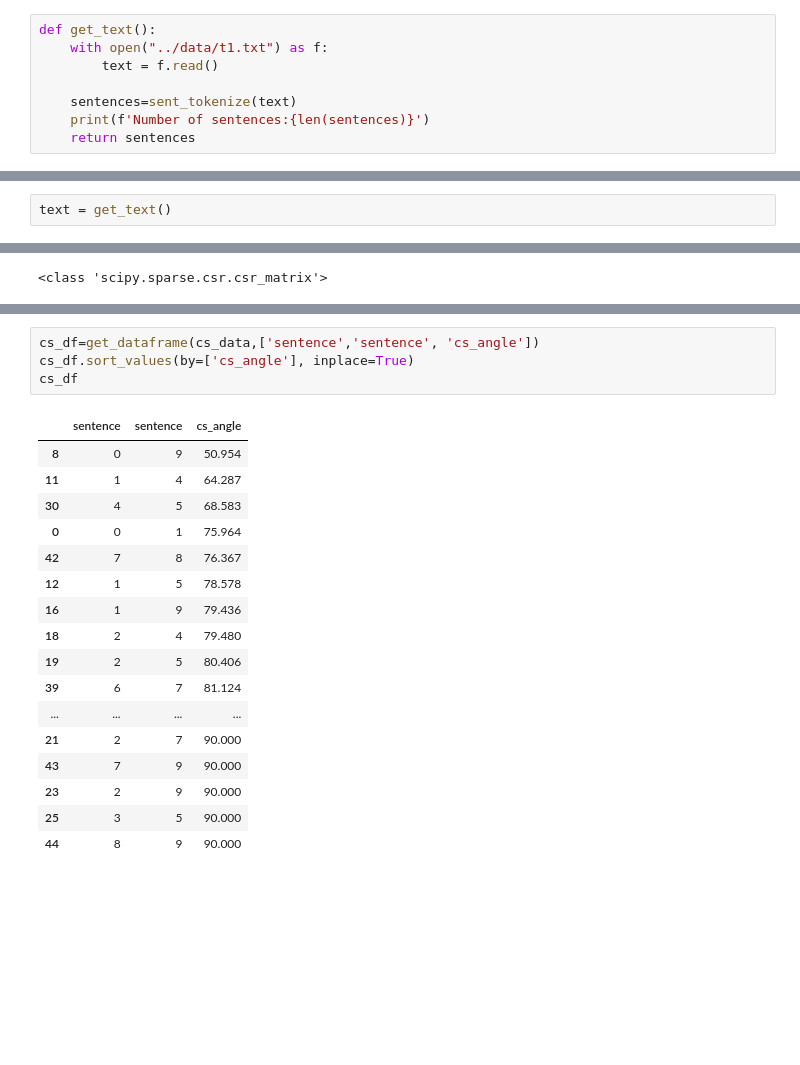
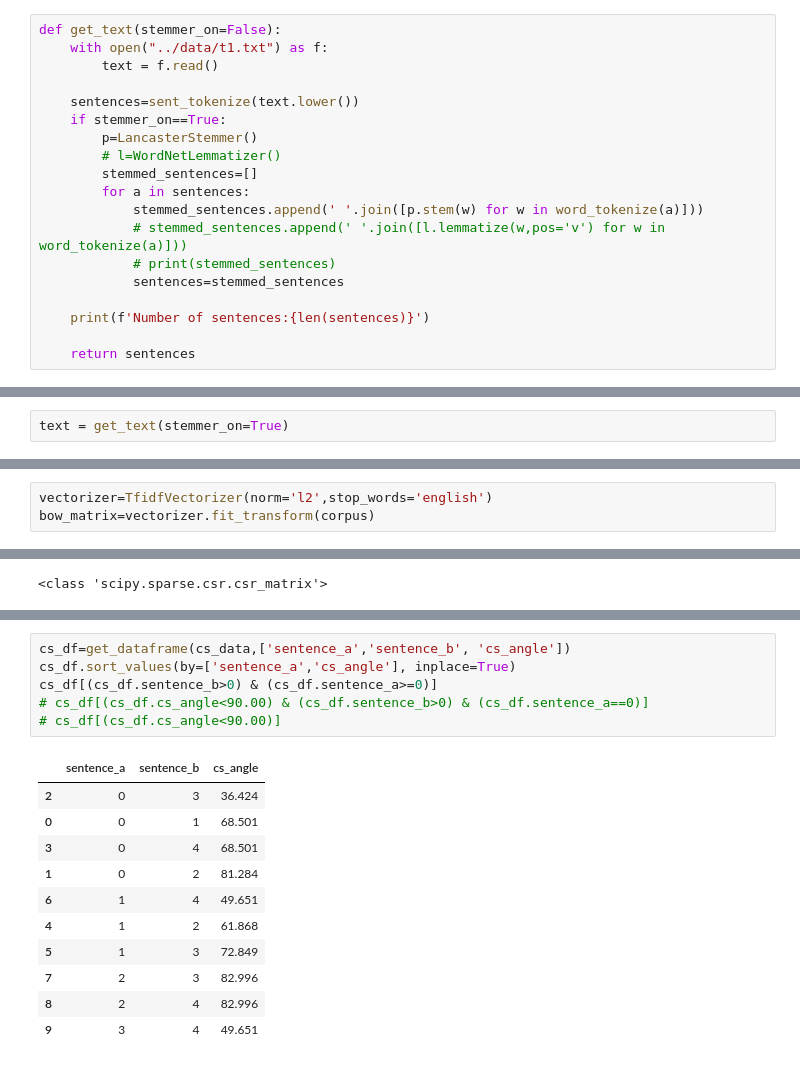
Before and after one commit to DJimmie/NLP-Training, a Jupyter notebook: nltk/cosine_similarity.ipynb, the cells around one changed output, grey strips where cells are left out. Cells and saved outputs as stored; diff of their text form; blank space fills up the shorter version.

```diff
--- a/nltk/cosine_similarity.ipynb
+++ b/nltk/cosine_similarity.ipynb
@@ -28,12 +31,23 @@ from sklearn.feature_extraction.text import TfidfVectorizer
 # %% [markdown]
 ## Functions
 # %%
-def get_text():
+def get_text(stemmer_on=False):
     with open("../data/t1.txt") as f:
         text = f.read()
 
-    sentences=sent_tokenize(text)
+    sentences=sent_tokenize(text.lower())
+    if stemmer_on==True:
+        p=LancasterStemmer()
+        # l=WordNetLemmatizer()
+        stemmed_sentences=[]
+        for a in sentences:
+            stemmed_sentences.append(' '.join([p.stem(w) for w in word_tokenize(a)]))
+            # stemmed_sentences.append(' '.join([l.lemmatize(w,pos='v') for w in word_tokenize(a)]))
+            # print(stemmed_sentences)
+            sentences=stemmed_sentences
+
     print(f'Number of sentences:{len(sentences)}')
+
     return sentences
 # %%
 def cosine_similarity(vector1, vector2):
@@ -66,5 +80,5 @@ cosine_similarity(d1, d2)
 # %% [markdown]
 ## Finding cosine similarity between documents in a corpus
 # %%
-text = get_text()
+text = get_text(stemmer_on=True)
 # %% [output]
@@ -90,3 +99,6 @@ bow_matrix = vectorizer.fit_transform(corpus)
+# %%
+vectorizer=TfidfVectorizer(norm='l2',stop_words='english')
+bow_matrix=vectorizer.fit_transform(corpus)
 # %%
 bow_matrix
 print(type(bow_matrix))
@@ -169,22 +140,18 @@ The cosine similarity between the documents 8, and 9 is: 0.0 (angle: 90.0 degree
-# %%
-cs_df=get_dataframe(cs_data,['sentence','sentence', 'cs_angle'])
-cs_df.sort_values(by=['cs_angle'], inplace=True)
-cs_df
-# %% [output]
-|  | sentence | sentence | cs_angle |
-| 8 | 0 | 9 | 50.954 |
-| 11 | 1 | 4 | 64.287 |
-| 30 | 4 | 5 | 68.583 |
-| 0 | 0 | 1 | 75.964 |
-| 42 | 7 | 8 | 76.367 |
-| 12 | 1 | 5 | 78.578 |
-| 16 | 1 | 9 | 79.436 |
-| 18 | 2 | 4 | 79.480 |
-| 19 | 2 | 5 | 80.406 |
-| 39 | 6 | 7 | 81.124 |
-| ... | ... | ... | ... |
-| 21 | 2 | 7 | 90.000 |
-| 43 | 7 | 9 | 90.000 |
-| 23 | 2 | 9 | 90.000 |
-| 25 | 3 | 5 | 90.000 |
-| 44 | 8 | 9 | 90.000 |
+# %%
+cs_df=get_dataframe(cs_data,['sentence_a','sentence_b', 'cs_angle'])
+cs_df.sort_values(by=['sentence_a','cs_angle'], inplace=True)
+cs_df[(cs_df.sentence_b>0) & (cs_df.sentence_a>=0)]
+# cs_df[(cs_df.cs_angle<90.00) & (cs_df.sentence_b>0) & (cs_df.sentence_a==0)]
+# cs_df[(cs_df.cs_angle<90.00)]
+# %% [output]
+|  | sentence_a | sentence_b | cs_angle |
+| 2 | 0 | 3 | 36.424 |
+| 0 | 0 | 1 | 68.501 |
+| 3 | 0 | 4 | 68.501 |
+| 1 | 0 | 2 | 81.284 |
+| 6 | 1 | 4 | 49.651 |
+| 4 | 1 | 2 | 61.868 |
+| 5 | 1 | 3 | 72.849 |
+| 7 | 2 | 3 | 82.996 |
+| 8 | 2 | 4 | 82.996 |
+| 9 | 3 | 4 | 49.651 |
```
Also changed, not shown: parts of 8 cells of this notebook, 4 other files.
